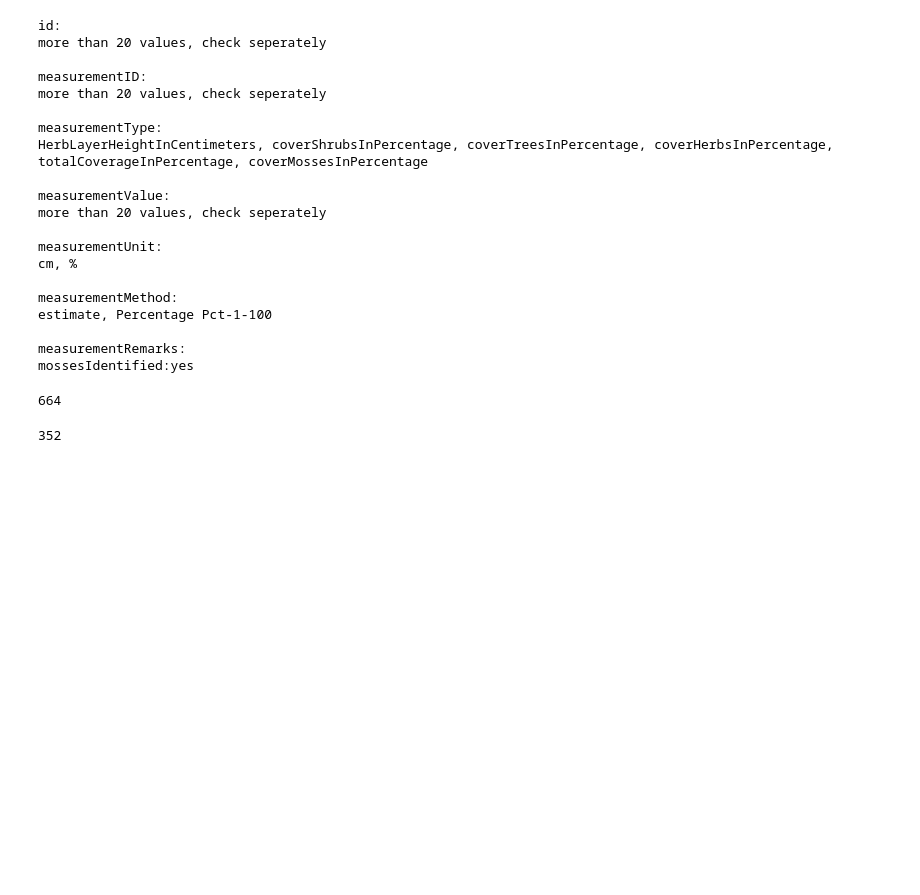
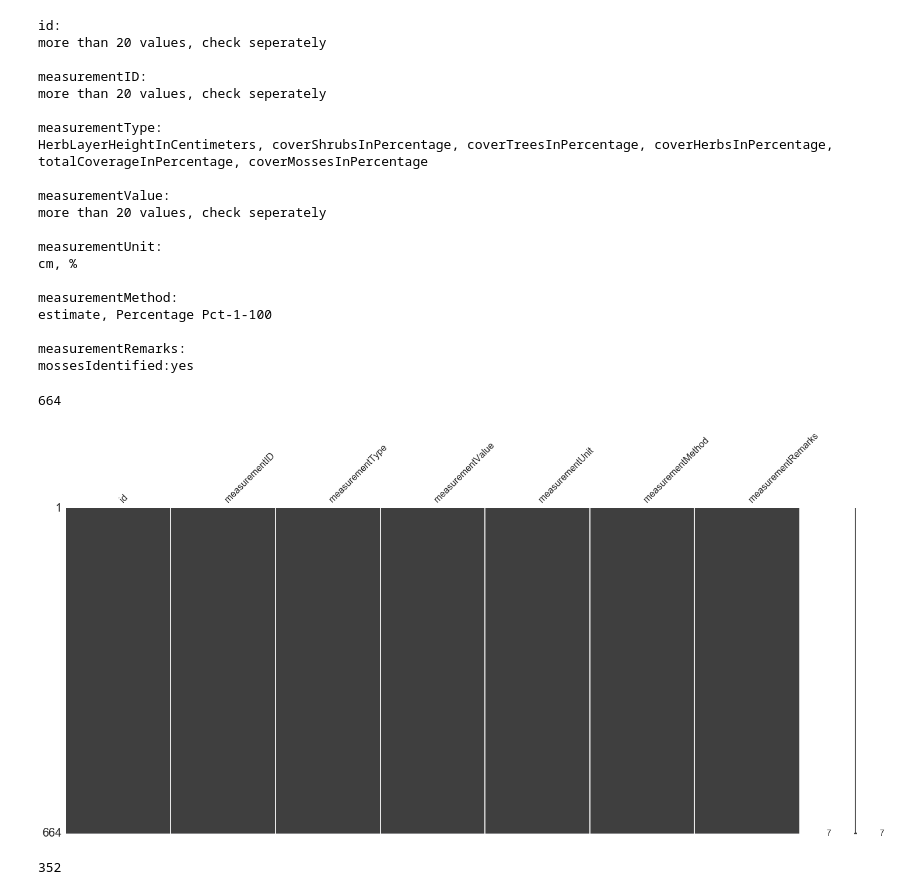
Before and after one commit to inbo/data-publication, a Jupyter notebook: datasets/inboveg-niche-vlaanderen-events/scripts/verify-mapping.ipynb, the cells around one changed output. Cells and saved outputs as stored; diff of their text form; code cells hidden in the pictures; blank space fills up the shorter version.

```diff
--- a/datasets/inboveg-niche-vlaanderen-events/scripts/verify-mapping.ipynb
+++ b/datasets/inboveg-niche-vlaanderen-events/scripts/verify-mapping.ipynb
@@ -204,6 +219,10 @@ mossesIdentified:yes
 len(measurements)
 # %% [output]
 664
+# %%
+msno.matrix(measurements)
+# %% [output]
+[figure, added]
 # %%
 # number of unique events
 len(measurements['id'].unique())
```
Also changed, not shown: parts of 5 cells of this notebook, 1 other file.
